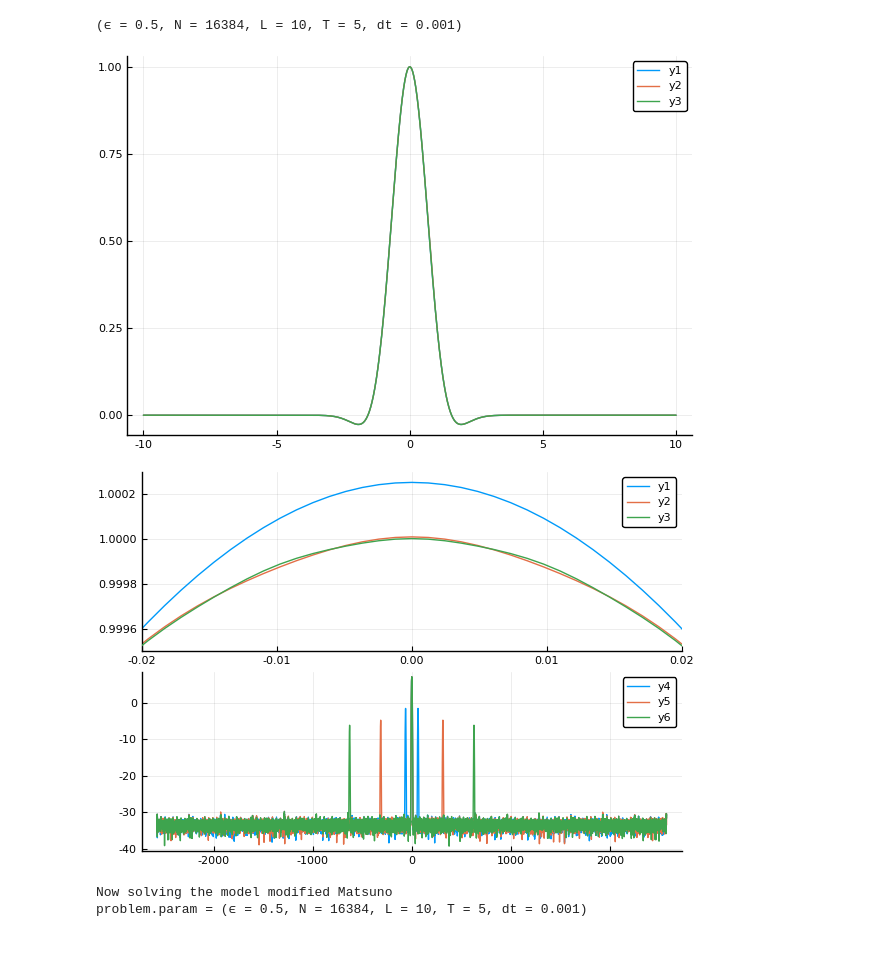
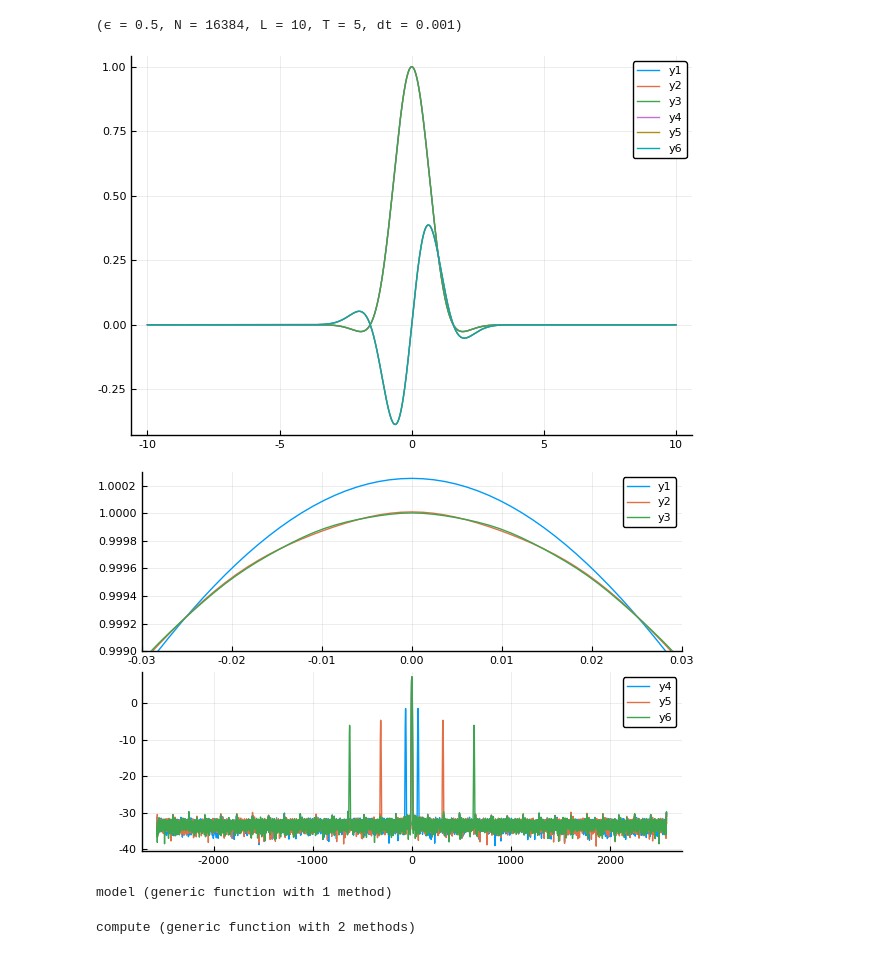
Before and after one commit to WaterWavesModels/WaterWaves1D.jl, a Jupyter notebook: notebooks/Matsunos.ipynb, the cells around one changed output. Cells and saved outputs as stored; diff of their text form; code cells hidden in the pictures.

Commit message:
param contains everything

```diff
--- a/notebooks/Matsunos.ipynb
+++ b/notebooks/Matsunos.ipynb
@@ -12,16 +13,16 @@ param = ( ϵ  = 1/2,
 # %% [output]
 (ϵ = 0.5, N = 16384, L = 10, T = 5, dt = 0.001)
 # %%
-init1 = HighFreq(param,2,10)
-init2 = HighFreq(param,2,50)
-init3 = HighFreq(param,2,100)
+init1 = HighFreq(merge(param,(s=2,freq=[0,10])))
+init2 = HighFreq(merge(param,(s=2,freq=[0,50])))
+init3 = HighFreq(merge(param,(s=2,freq=[0,100])))
 
-plot(Mesh(param).x,[init1.h init2.h init3.h,init1.u init2.u init3.u])
+plot(Mesh(param).x,[init1.h init2.h init3.h init1.u init2.u init3.u])
 # %% [output]
-[figure, old version]
+[figure, new version]
 # %%
 p = plot(layout=(2,1))
-plot!(p[1,1],Mesh(param).x,[init1.h init2.h init3.h],xlims=(-.02,.02),ylims=(0.9995,1.0003))
+plot!(p[1,1],Mesh(param).x,[init1.h init2.h init3.h],xlims=(-.03,.03),ylims=(0.9990,1.0003))
 plot!(p[2,1],Mesh(param).k,[log.(abs.(fft(init1.h))) log.(abs.(fft(init2.h))) log.(abs.(fft(init3.h)))])
 # %% [output]
-[figure, old version]
+[figure, new version]
@@ -51,15 +46,32 @@ problems2X = [ problem21, problem22, problem23 ];
+# %%
+ni = length(inits)
+nm = length(models)
+
+
+function init(args...)
+    indices = []
+    for n in args
+        append!(indices,range(nm*(n-1)+1, stop = nm*(n-1)+nm))
+    end
+    indices
+end
+
+function model(args...)
+    indices = []
+    for n in args
+        append!(indices,range(n, stop = ni*nm, step = nm))
+    end
+    indices
+end
+# %% [output]
+model (generic function with 1 method)
 # %%
-problems=problemsX3
-
-p = plot(layout=(2,1))
-
-for problem in problems
-    print("\nNow solving the model ",problem.model.label,"\n")
-    @time solve!( problem )
-    fig_problem!( p, problem )
+function compute(p)
+    for problem in p
+        print("\nNow solving the model ",problem.model.label,"\n")
+        @time solve!( problem )
+        sleep(0.1)
+    end
 end
-
-p
 # %% [output]
-Now solving the model modified Matsuno
-problem.param = (ϵ = 0.5, N = 16384, L = 10, T = 5, dt = 0.001)
+compute (generic function with 2 methods)
```
Also changed, not shown: parts of 14 cells of this notebook, 11 other files.
